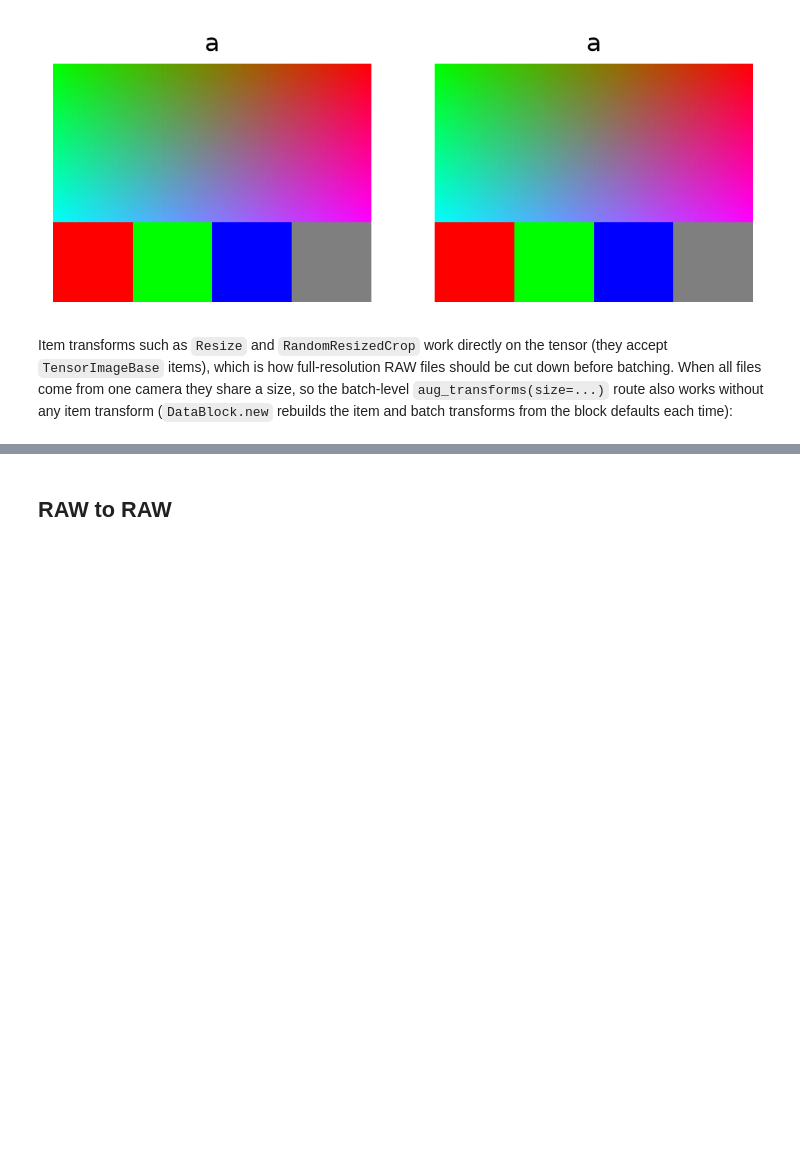
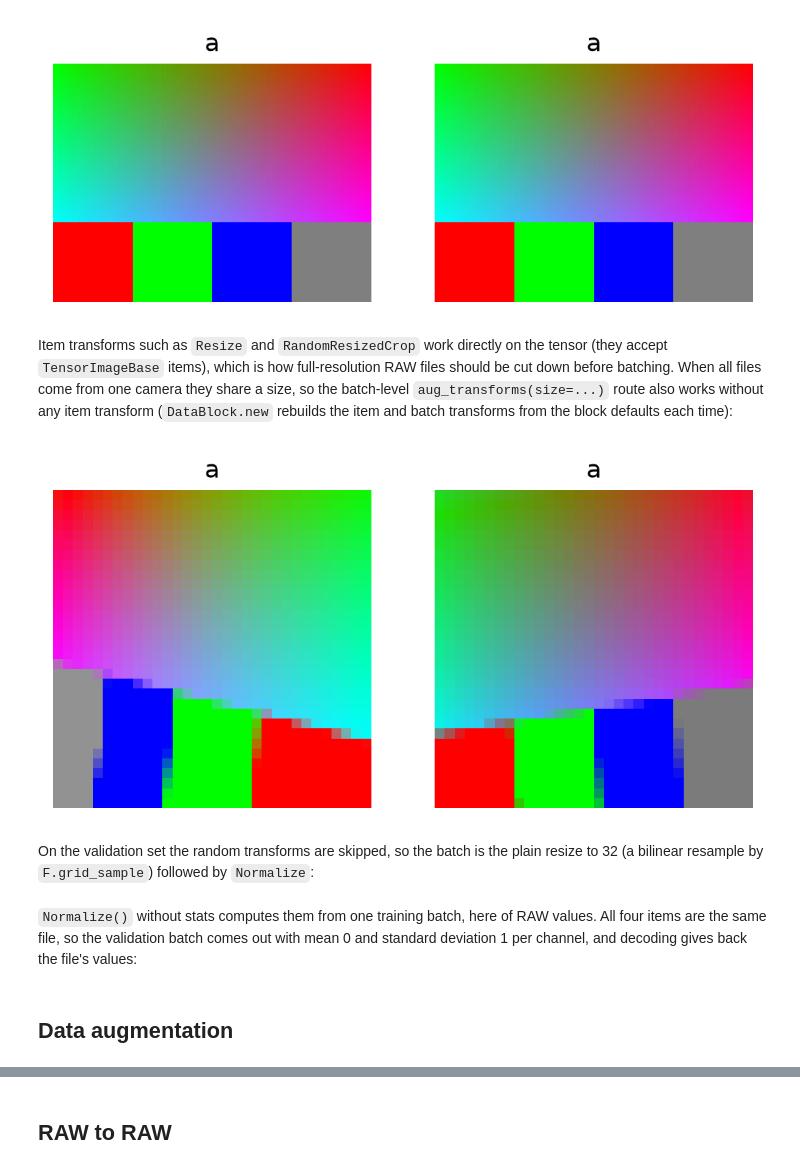
Before and after one commit to lejrn/fastai, a Jupyter notebook: nbs/09d_vision.raw.ipynb, the cells around one changed output, grey strips where cells are left out. Cells and saved outputs as stored; diff of their text form; code cells hidden in the pictures; blank space fills up the shorter version.

```diff
--- a/nbs/09d_vision.raw.ipynb
+++ b/nbs/09d_vision.raw.ipynb
@@ -162,4 +170,10 @@ Item transforms such as `Resize` and `RandomResizedCrop` work directly on the te
 # %%
 dls = raws.new(batch_tfms=[*aug_transforms(size=32), Normalize()]).dataloaders('.', bs=2, num_workers=0)
 x,y = dls.one_batch()
 test_eq(x.shape, (2,3,32,32)); test_eq(type(x), TensorRawImage)
+for o,_ in dls.decode_batch((x,y)): test_eq(type(o), TensorRawImage); assert 0 <= o.min() <= o.max() <= 1
+dls.show_batch(max_n=2)
+# %% [output]
+[figure, added]
+# %% [markdown]
+On the validation set the random transforms are skipped, so the batch is the plain resize to 32 (a bilinear resample by `F.grid_sample`) followed by `Normalize`:
@@ -165,0 +183,2 @@ test_eq(x.shape, (2,3,32,32)); test_eq(type(x), TensorRawImage)
+# %% [markdown]
+`Normalize()` without stats computes them from one training batch, here of RAW values. All four items are the same file, so the validation batch comes out with mean 0 and standard deviation 1 per channel, and decoding gives back the file's values:
@@ -165,0 +190,2 @@ test_eq(x.shape, (2,3,32,32)); test_eq(type(x), TensorRawImage)
+# %% [markdown]
+## Data augmentation
```
Also changed, not shown: parts of 15 cells of this notebook.
